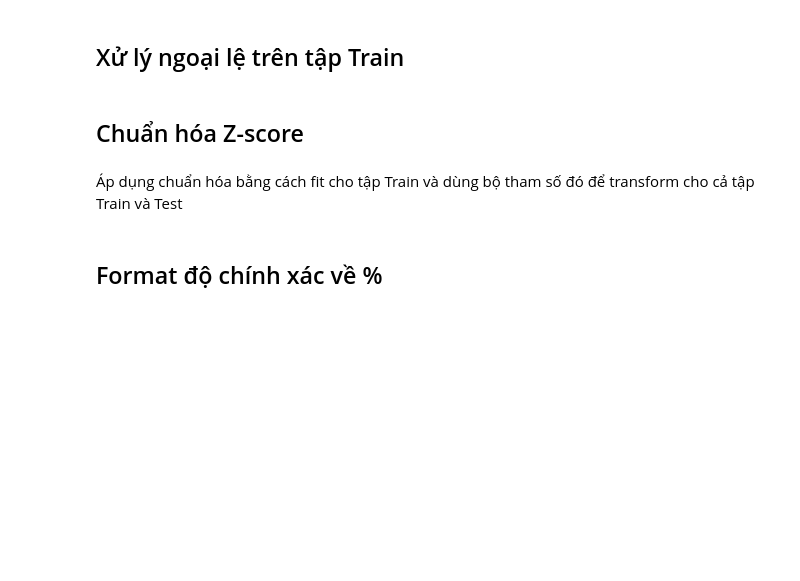
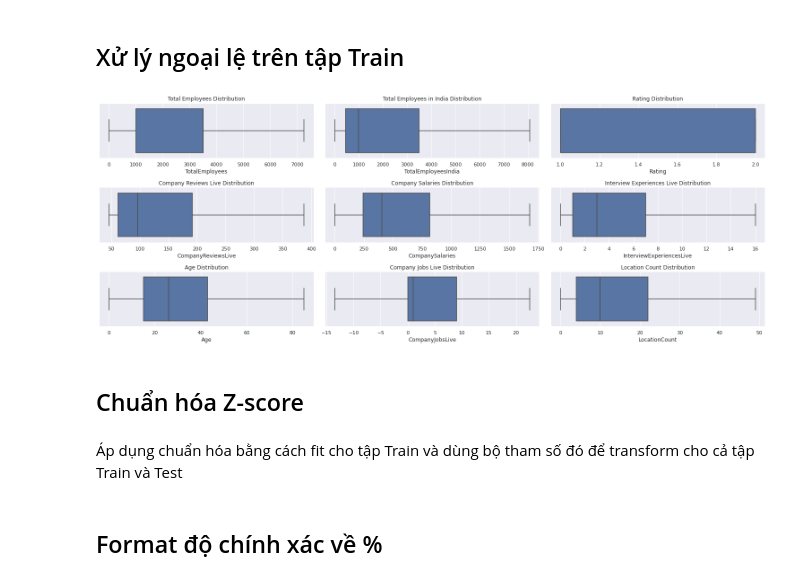
Before and after one commit to phuocleoceo/AmbitionBox-Rating, a Jupyter notebook: main.ipynb, the cells around one changed output. Cells and saved outputs as stored; diff of their text form; code cells hidden in the pictures; blank space fills up the shorter version.

Commit message:
outlier

```diff
--- a/main.ipynb
+++ b/main.ipynb
@@ -94,6 +182,48 @@ def outliers_iqr(dataset, list_columns):
 
 # Tập X_train gốc có xử lý ngoại lệ
 X_train_outlier = outliers_iqr(X_train, X_columns)
+# %%
+fig, ax = plt.subplots(3, 3, figsize=(21,8))
+
+ax1 = plt.subplot(3, 3, 1)
+ax1 = sns.boxplot(data=X_train_outlier, x='TotalEmployees')
+ax1.set_title("Total Employees Distribution")
+
+ax2 = plt.subplot(3, 3, 2)
+ax2 = sns.boxplot(data=X_train_outlier, x='TotalEmployeesIndia')
+ax2.set_title("Total Employees in India Distribution")
+
+ax3 = plt.subplot(3, 3, 3)
+ax3 = sns.boxplot(data=Y_train_df, x='Rating')
+ax3.set_title("Rating Distribution")
+
+ax4 = plt.subplot(3, 3, 4)
+ax4 = sns.boxplot(data=X_train_outlier, x='CompanyReviewsLive')
+ax4.set_title("Company Reviews Live Distribution")
+
+ax5 = plt.subplot(3, 3, 5)
+ax5 = sns.boxplot(data=X_train_outlier, x='CompanySalaries')
+ax5.set_title("Company Salaries Distribution")
+
+ax6 = plt.subplot(3, 3, 6)
+ax6 = sns.boxplot(data=X_train_outlier, x='InterviewExperiencesLive')
+ax6.set_title("Interview Experiences Live Distribution")
+
+ax7 = plt.subplot(3, 3, 7)
+ax7 = sns.boxplot(data=X_train_outlier, x='Age')
+ax7.set_title("Age Distribution")
+
+ax8 = plt.subplot(3, 3, 8)
+ax8 = sns.boxplot(data=X_train_outlier, x='CompanyJobsLive')
+ax8.set_title("Company Jobs Live Distribution")
+
+ax9 = plt.subplot(3, 3, 9)
+ax9 = sns.boxplot(data=X_train_outlier, x='LocationCount')
+ax9.set_title("Location Count Distribution")
+
+plt.tight_layout()
+# %% [output]
+[figure, added]
 # %% [markdown]
 ## Chuẩn hóa Z-score
 # %% [markdown]
```
Also changed, not shown: parts of 4 cells of this notebook.
